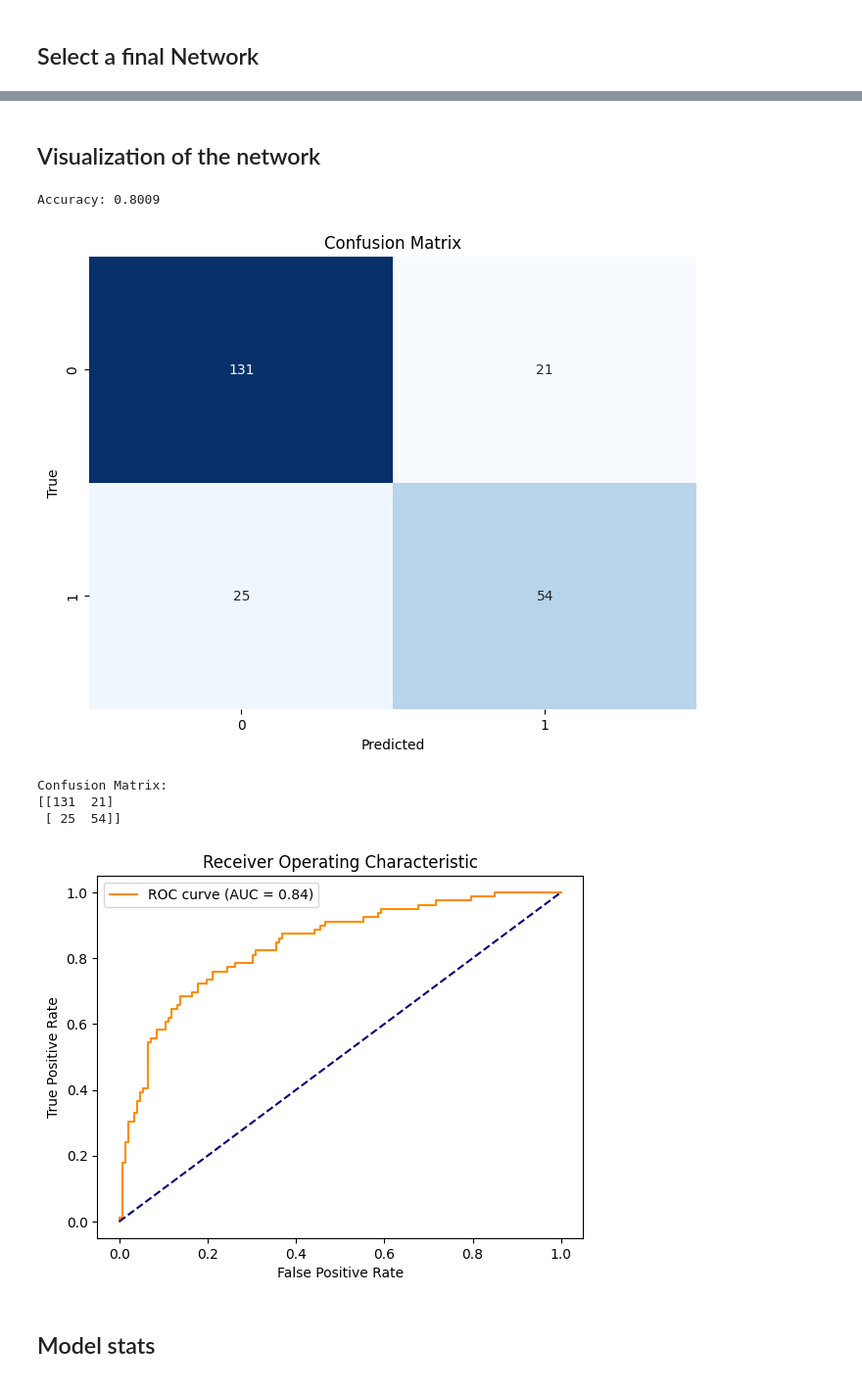
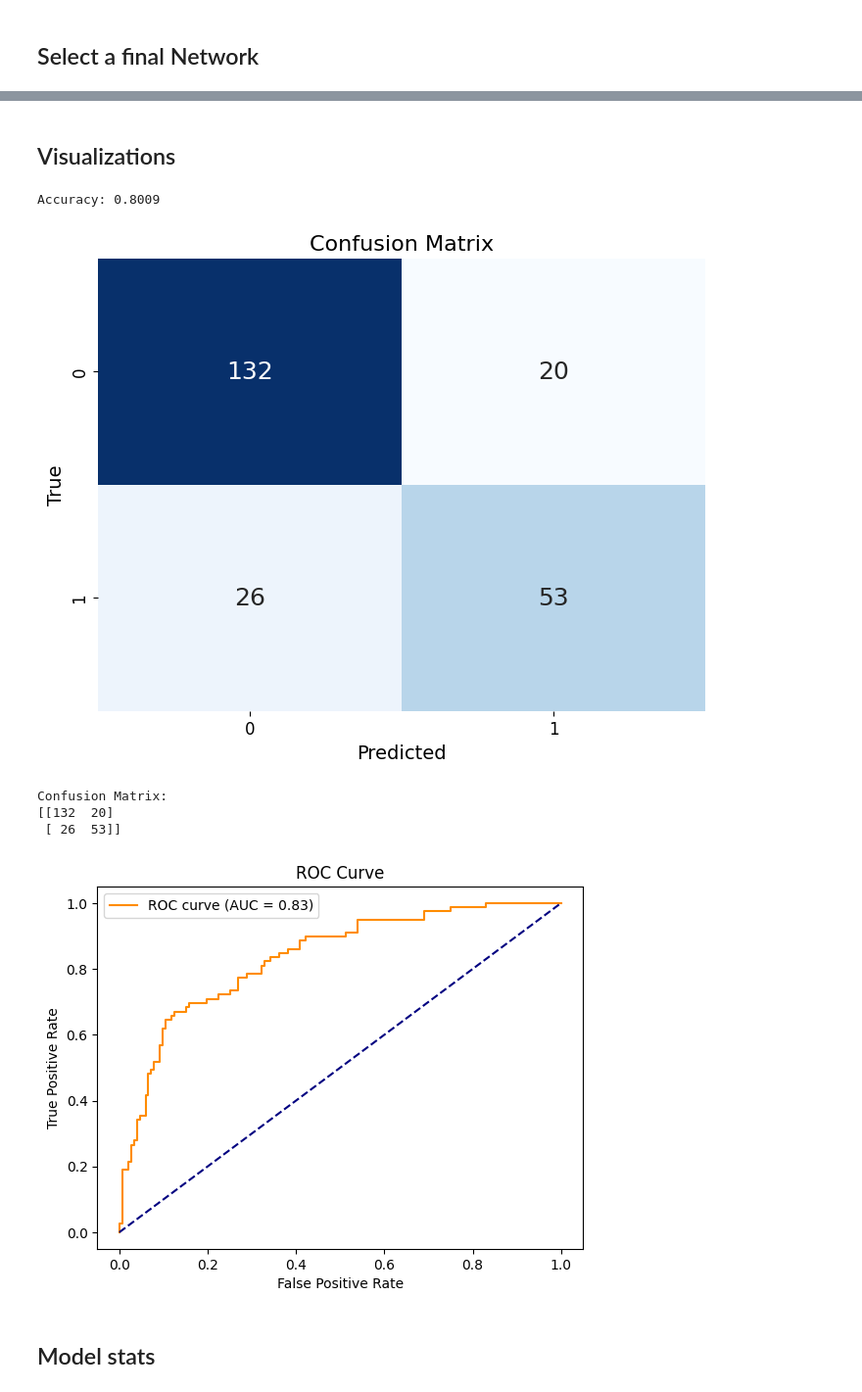
Before and after one commit to paulhoenes/ML_EX2, a Jupyter notebook: NN2.ipynb, the cells around one changed output, grey strips where cells are left out. Shown at 98% size. Saved outputs shown, nothing was run; the diff lists cells and outputs as text; code cells hidden in the pictures.

```diff
--- a/NN2.ipynb
+++ b/NN2.ipynb
@@ -490,8 +491,18 @@ Minimum loss: 0.164392
 # %% [markdown]
 ## Select a final Network
 # %%
-# Modell instanziieren
-model_final = NeuralNetwork(**params)
+# Model
+# Parameters: {'input_size': 8, 'hidden1_size': 64, 'hidden2_size': 32, 'output_size': 1, 'lr': 0.05, 'activation_hidden': 'sigmoid', 'l2_lambda': 0.0}
+
+model_final = NeuralNetwork(
+    input_size=8,
+    hidden1_size=64,
+    hidden2_size=32,
+    output_size=1,
+    lr=0.05,
+    activation_hidden='sigmoid',
+    l2_lambda=0.0
+)
 
 max_epochs       = 200000
 target_test_acc  = 0.80
@@ -534,5 +547,5 @@ Stopp after 30490 epochs: test_acc 0.8009 >= 0.8.
 # %% [markdown]
-## Visualization of the network
+## Visualizations
 # %%
 # Predict on test set
 y_pred = model_final.predict(X_test)
@@ -546,43 +559,53 @@ y_test_binary = y_test.astype(int)
 accuracy = np.mean(y_pred_binary == y_test_binary)
 print(f"Accuracy: {accuracy:.4f}")
 
 # confusion matrix
 from sklearn.metrics import confusion_matrix
 import seaborn as sns
 import matplotlib.pyplot as plt
+
 cm = confusion_matrix(y_test_binary, y_pred_binary)
+
 plt.figure(figsize=(8, 6))
-sns.heatmap(cm, annot=True, fmt='d', cmap='Blues', cbar=False)
-plt.xlabel('Predicted')
-plt.ylabel('True')
-plt.title('Confusion Matrix')
+sns.heatmap(cm,
+            annot=True,
+            fmt='d',
+            cmap='Blues',
+            cbar=False,
+            annot_kws={"size": 18})  # 👈 Schriftgröße der Zahlen
+
+plt.xlabel('Predicted', fontsize=14)
+plt.ylabel('True', fontsize=14)
+plt.title('Confusion Matrix', fontsize=16)
+plt.xticks(fontsize=12)
+plt.yticks(fontsize=12)
 plt.show()
 
 # print confusion matrix
 print("Confusion Matrix:")
 print(cm)
 
 # ROC Curve and AUC
 from sklearn.metrics import roc_curve, auc
 fpr, tpr, _ = roc_curve(y_test, y_pred)
 roc_auc = auc(fpr, tpr)
 
 # plot roc curve
 plt.figure()
 plt.plot(fpr, tpr, color='darkorange', label=f'ROC curve (AUC = {roc_auc:.2f})')
 plt.plot([0, 1], [0, 1], color='navy', linestyle='--')
 plt.xlabel('False Positive Rate')
 plt.ylabel('True Positive Rate')
-plt.title('Receiver Operating Characteristic')
+plt.title('ROC Curve')
 plt.legend()
 plt.show()
 # %% [output]
 Accuracy: 0.8009
-[figure, old version]
+[figure, new version]
 Confusion Matrix:
-[[131  21]
- [ 25  54]]
+[[132  20]
+ [ 26  53]]
-[figure, old version]
+[figure, new version]
 # %% [markdown]
 ## Model stats
 # %%
```
Also changed, not shown: parts of 9 cells of this notebook, 3 other files.
